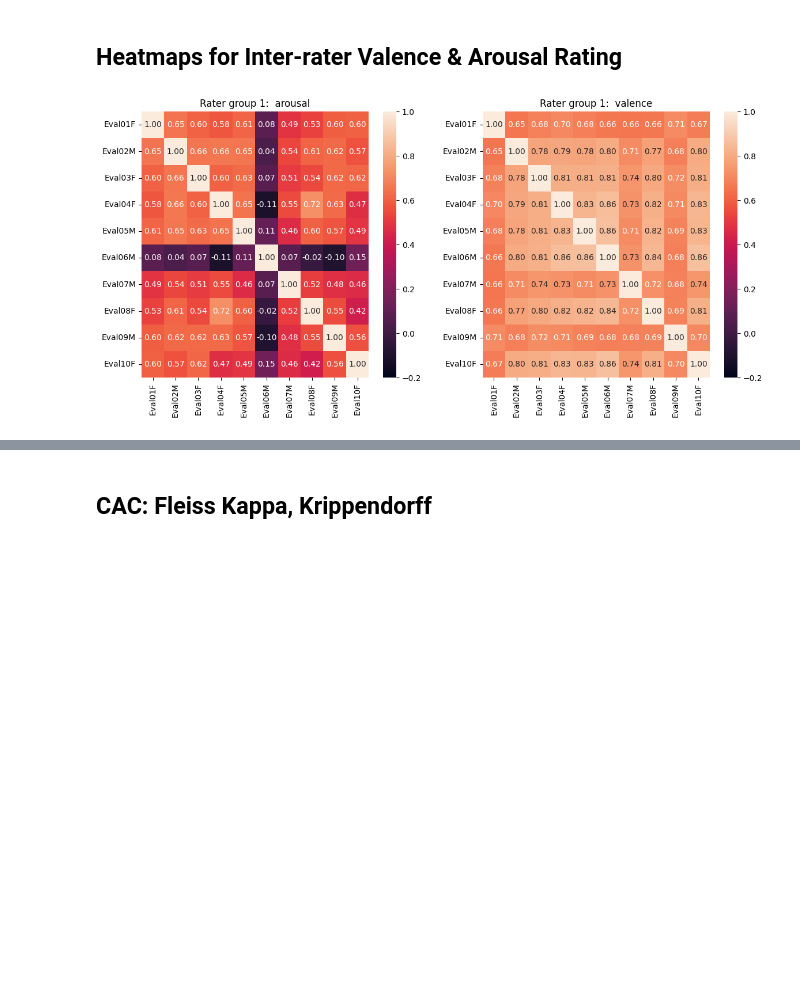
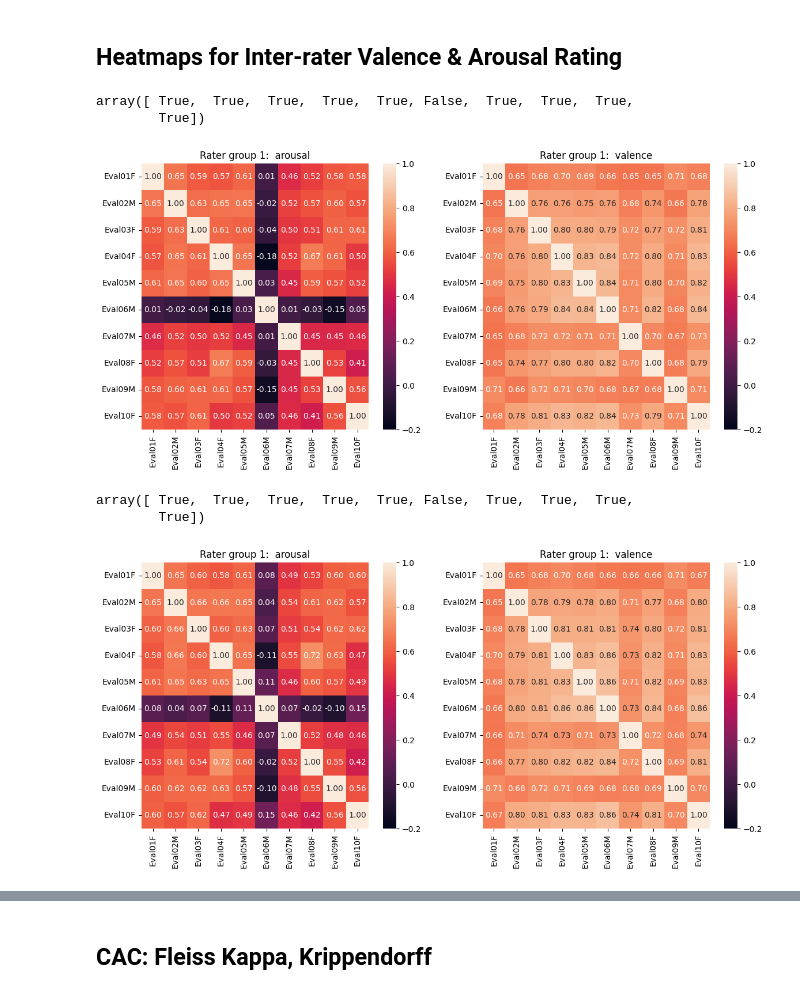
Before and after one commit to 1pha/MulitmodalERC-TensorMixerNetwork, a Jupyter notebook: irr_plots.ipynb, the cells around one changed output, grey strips where cells are left out. Cells and saved outputs as stored; diff of their text form; code cells hidden in the pictures; blank space fills up the shorter version.

```diff
--- a/irr_plots.ipynb
+++ b/irr_plots.ipynb
@@ -5,8 +5,20 @@ kemdy19 = kemdy19_get_rater()
 kemdy20 = kemdy20_get_rater()
 # %% [markdown]
 ## Heatmaps for Inter-rater Valence & Arousal Rating
+# %%
+corr = plot_heatmap(df=kemdy19[1], group_idx=1)
+mean = get_corr_mean(corr, label="arousal")
+mean > (mean.mean()- 1 * mean.std())
+# %% [output]
+array([ True,  True,  True,  True,  True, False,  True,  True,  True,
+        True])
+[figure, added]
 # %%
-plot_heatmap(df=kemdy19[1], group_idx=1, mask="_script")
+corr = plot_heatmap(df=kemdy19[1], group_idx=1, mask="_script")
+mean = get_corr_mean(corr, label="arousal")
+mean > (mean.mean()- 1 * mean.std())
 # %% [output]
+array([ True,  True,  True,  True,  True, False,  True,  True,  True,
+        True])
 [figure]
 # %%
```
Also changed, not shown: parts of 7 cells of this notebook, 1 other file.
